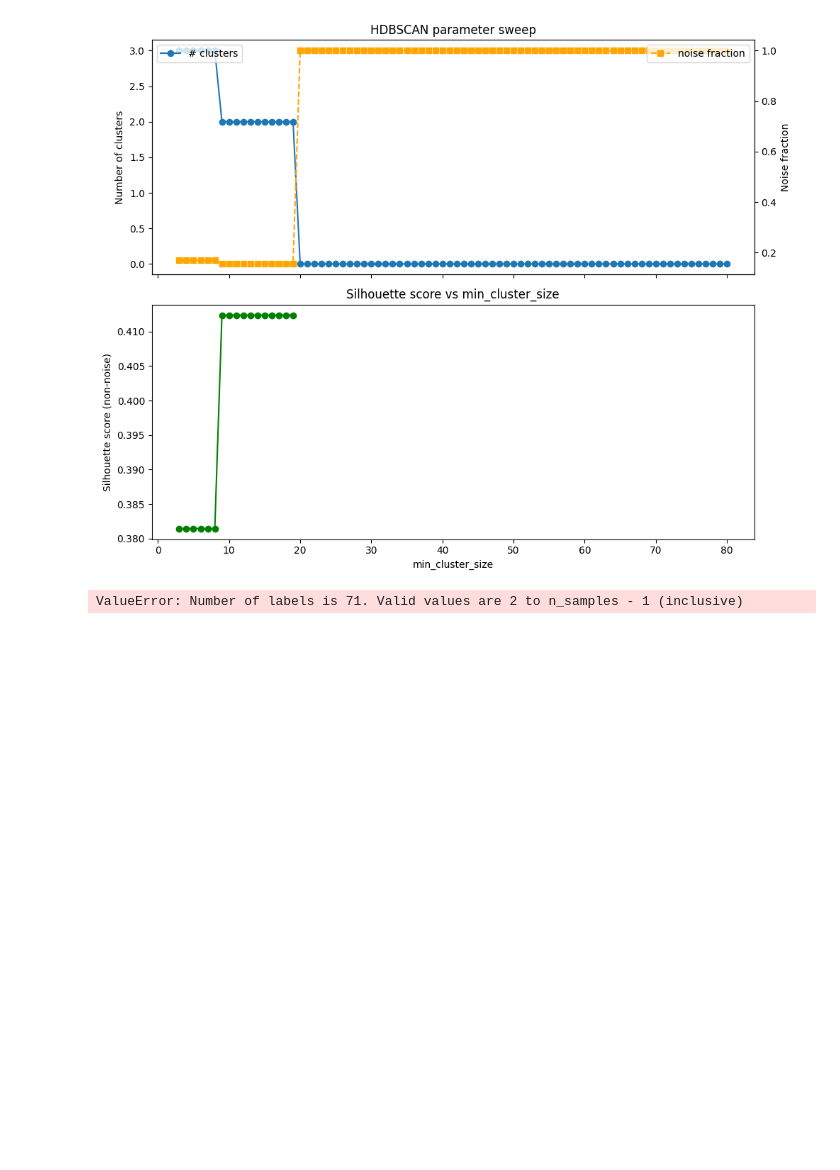
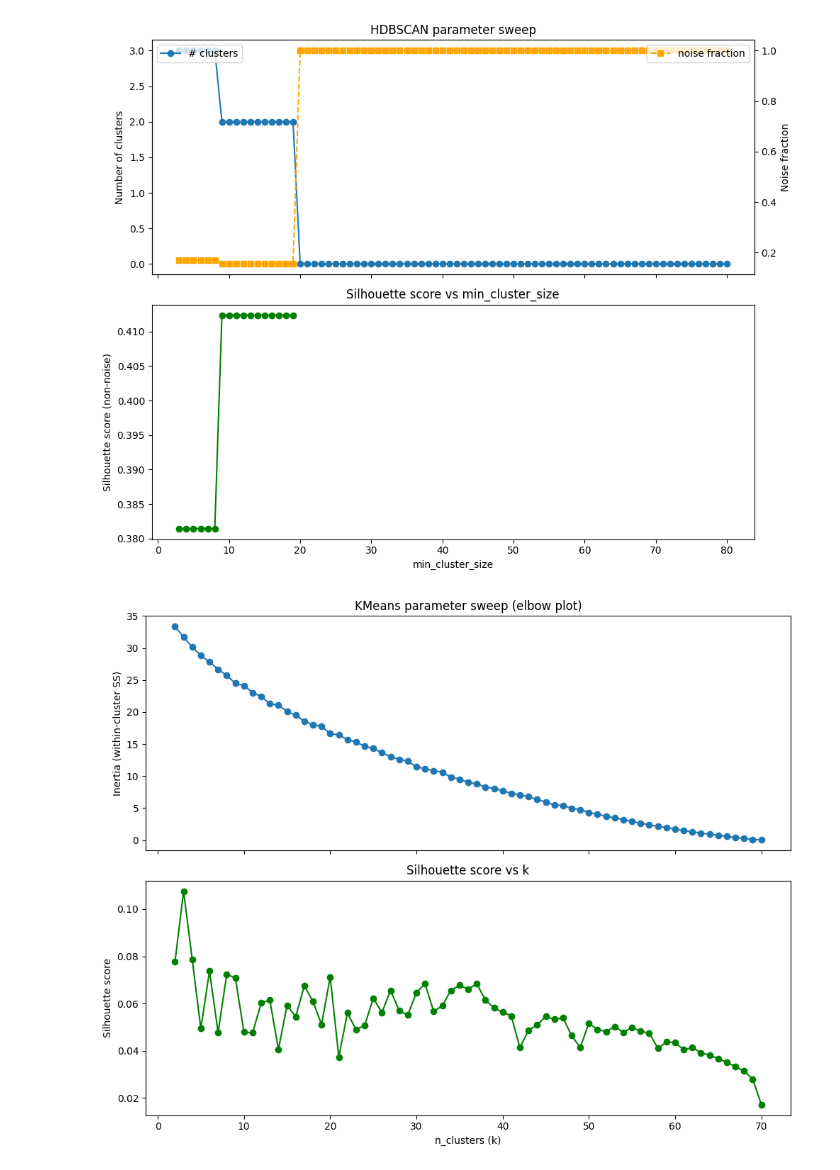
Before and after one commit to mahaekoh/eu-policy-feedback-impact-analysis, a Jupyter notebook: cluster_feedback.ipynb, the cells around one changed output. Cells and saved outputs as stored; diff of their text form; code cells hidden in the pictures; blank space fills up the shorter version.

```diff
--- a/cluster_feedback.ipynb
+++ b/cluster_feedback.ipynb
@@ -664,30 +670,30 @@ plt.show()
 [figure]
 # %%
 # ── Parameter sweep: KMeans n_clusters ─────────────────────────────────────
-km_sweep = list(range(2, 81))
+km_sweep = list(range(2, min(81, len(df))))
 km_sil_list = []
 km_inertia_list = []
 
 for k in km_sweep:
     km = KMeans(n_clusters=k, random_state=42, n_init=10)
     labels = km.fit_predict(embeddings)
     km_inertia_list.append(km.inertia_)
     km_sil_list.append(silhouette_score(embeddings, labels))
 
 fig, (ax1, ax2) = plt.subplots(2, 1, figsize=(10, 8), sharex=True)
 
 ax1.plot(km_sweep, km_inertia_list, "o-", color="tab:blue")
 ax1.set_ylabel("Inertia (within-cluster SS)")
 ax1.set_title("KMeans parameter sweep (elbow plot)")
 
 ax2.plot(km_sweep, km_sil_list, "o-", color="green")
 ax2.set_xlabel("n_clusters (k)")
 ax2.set_ylabel("Silhouette score")
 ax2.set_title("Silhouette score vs k")
 
 plt.tight_layout()
 plt.show()
 # %% [output]
-ValueError: Number of labels is 71. Valid values are 2 to n_samples - 1 (inclusive)
+[figure, added]
 # %%
 # ── Parameter sweep: Agglomerative n_clusters + linkage ────────────────────
```
Also changed, not shown: parts of 6 cells of this notebook.
